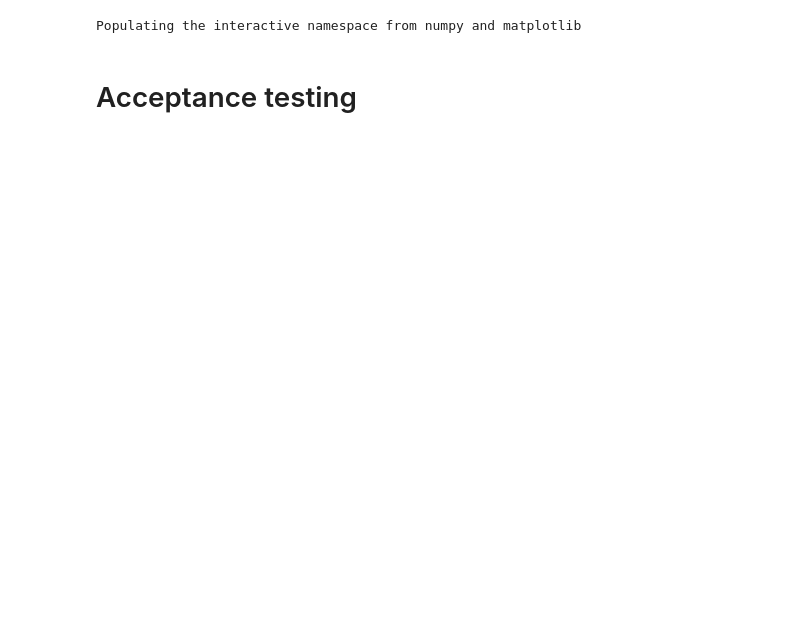
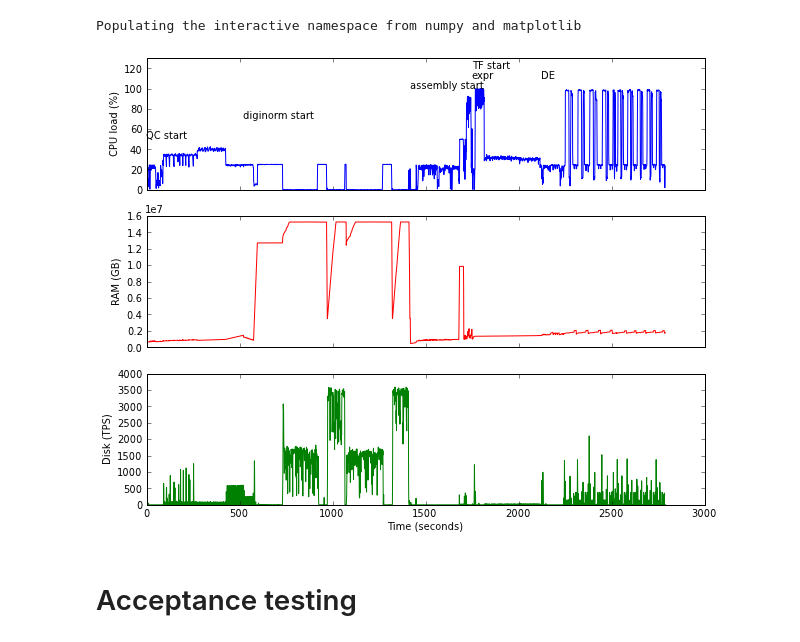
Before and after one commit to ctb/sartre, a Jupyter notebook: bench0.ipynb, the cells around one changed output. Cells and saved outputs as stored; diff of their text form; code cells hidden in the pictures; blank space fills up the shorter version.

```diff
--- a/bench0.ipynb
+++ b/bench0.ipynb
@@ -2,6 +2,42 @@
 %pylab inline
 # %% [output]
 Populating the interactive namespace from numpy and matplotlib
+# %%
+def triptych(data):
+    # Two subplots, the axes array is 1-d
+    f, axarr = plt.subplots(3, sharex=True)
+    plot1, plot2, plot3 = axarr
+    plot1.plot(data[:,0], data[:,1], 'b-')
+    plot1.set_ylabel('CPU load (%)')
+
+    #axarr[0].set_title('Sharing X axis')
+    plot2.plot(data[:,0], data[:,2], 'r-')
+    plot2.set_ylabel('RAM (GB)')
+    plot3.plot(data[:,0], data[:,3], 'g-')
+    plot3.set_ylabel('Disk (TPS)')
+
+    plot3.set_xlabel('Time (seconds)')
+
+    f.set_size_inches(10, 8)
+
+    return f, axarr
+
+import numpy
+shortdata = numpy.loadtxt('short-m1.xlarge/log.out')
+
+f, axarr = triptych(shortdata)
+plot1 = axarr[0]
+
+plot1.set_ylim((0, 130))
+plot1.annotate("QC start", (0, 50))
+plot1.annotate("diginorm start", (521, 70))
+plot1.annotate("assembly start", (1418, 100))
+plot1.annotate("TF start", (1750, 120))
+plot1.annotate("expr", (1753, 110))
+plot1.annotate("DE", (2130, 110))
+savefig('/tmp/fig1.pdf')
+# %% [output]
+[figure, added]
 # %% [markdown]
 # Acceptance testing
 # %%
```
Also changed, not shown: parts of 5 cells of this notebook, 2 other files.
